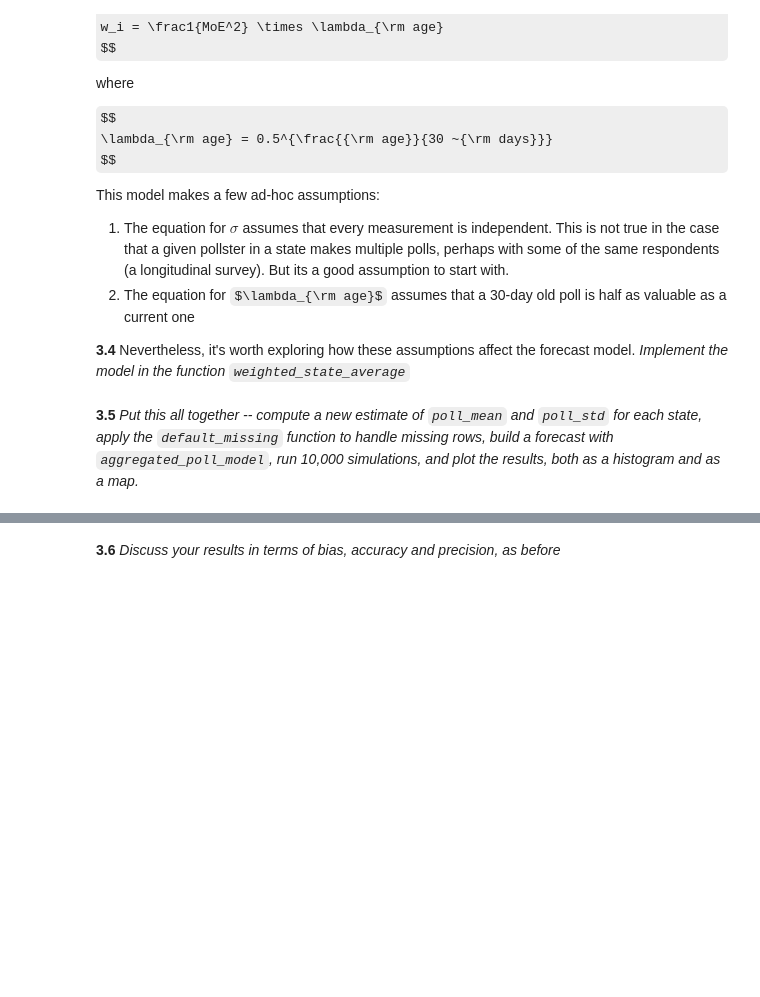
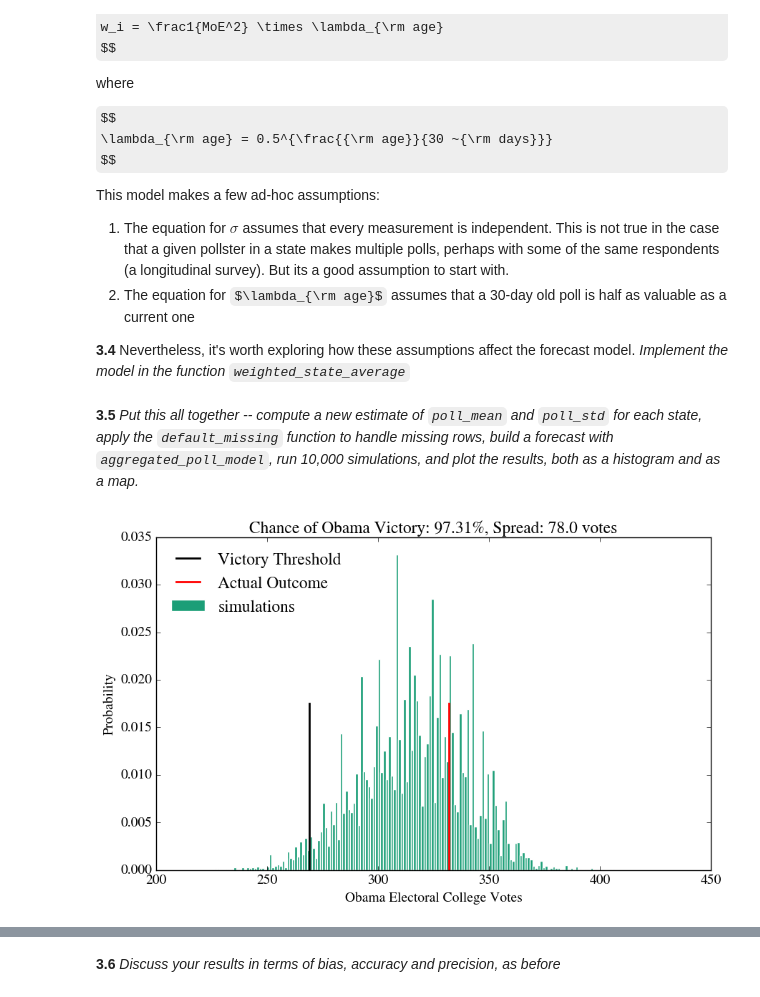
Before and after one commit to jacqzwy/content, a Jupyter notebook: HW2.ipynb, the cells around one changed output, grey strips where cells are left out. Drawn from its saved outputs; the diff is of its cells as text; code cells hidden in the pictures; some formulas as TeX source; blank space fills up the shorter version.

```diff
--- a/HW2.ipynb
+++ b/HW2.ipynb
@@ -1137,7 +1164,7 @@ avg.head()
 Some of the reddest and bluest states are not present in this data (people don't bother polling there as much). The `default_missing` function gives them strong Democratic/Republican advantages
 # %%
 def default_missing(results):
-    red_states = ["Alabama", "Alaska", "Arkansas", "Idaho", "Wyoming"]
+    red_states = ["Alabama", "Alaska", "Arkansas", "Idaho", "Wyoming", "Louisiana"]
     blue_states = ["Delaware", "District of Columbia", "Hawaii"]
     results.ix[red_states, ["poll_mean"]] = -100.0
     results.ix[red_states, ["poll_std"]] = 0.1
@@ -1255,6 +1311,35 @@ poll_std value as .05 * poll_mean
 """
 
 #your code here
+def weighted_state_average(multipoll):
+    #lambda and weight
+    multipoll['lmb'] = 0.5*(multipoll['age_days']/30)
+    multipoll['w'] = multipoll['lmb'] * (1/(multipoll['MoE']**2))
+    #N
+    N = multipoll.groupby('State').size()
+    #poll mean
+    sum_weight_x_mu = (multipoll['w']*multipoll['obama_spread']).groupby(multipoll['State']).sum()
+    sum_weight = multipoll['w'].groupby(multipoll['State']).sum()
+    poll_mean = sum_weight_x_mu / sum_weight
+    #poll std
+    poll_std = multipoll['obama_spread'].groupby(multipoll['State']).std()
+    #make averages df
+    averages = pd.DataFrame({'N': N,
+                             'poll_mean': poll_mean,
+                             'poll_std': poll_std})
+    #replace NaN
+    averages['poll_std'].replace(np.nan, 0.05*poll_mean, inplace=True)
+    return averages
 # %% [markdown]
 **3.5** *Put this all together -- compute a new estimate of `poll_mean` and `poll_std` for each state, apply the `default_missing` function to handle missing rows, build a forecast with `aggregated_poll_model`, run 10,000 simulations, and plot the results, both as a histogram and as a map.*
+# %%
+#your code here
+w_avg = weighted_state_average(multipoll).join(electoral_votes, how='outer')
+default_missing(w_avg)
+w_agg_model = aggregated_poll_model(w_avg)
+prediction_w_agg = simulate_election(w_agg_model, 10000)
+plot_simulation(prediction_w_agg)
+plt.show()
+# %% [output]
+[figure, added]
 # %%
```
Also changed, not shown: parts of 17 cells of this notebook.
